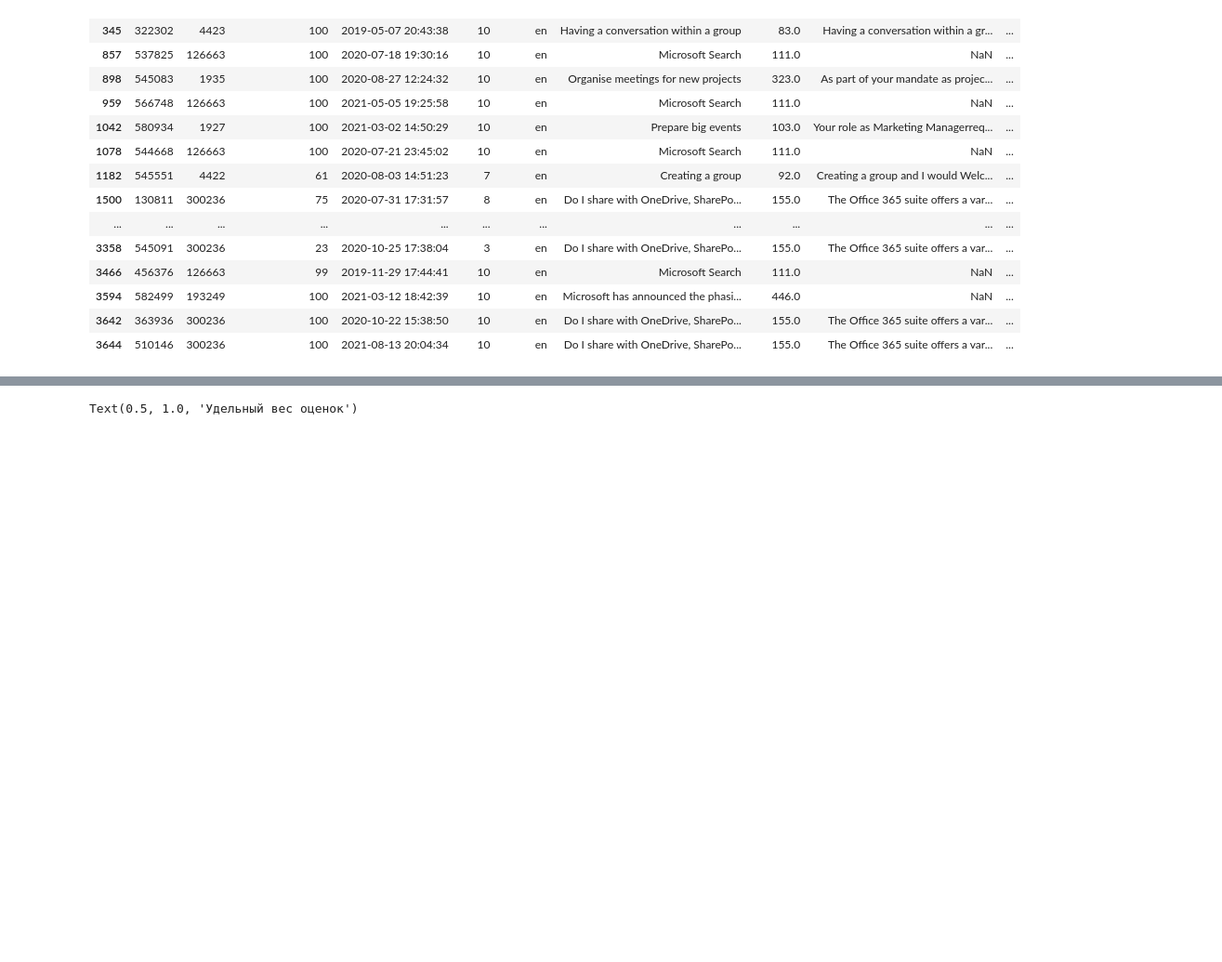
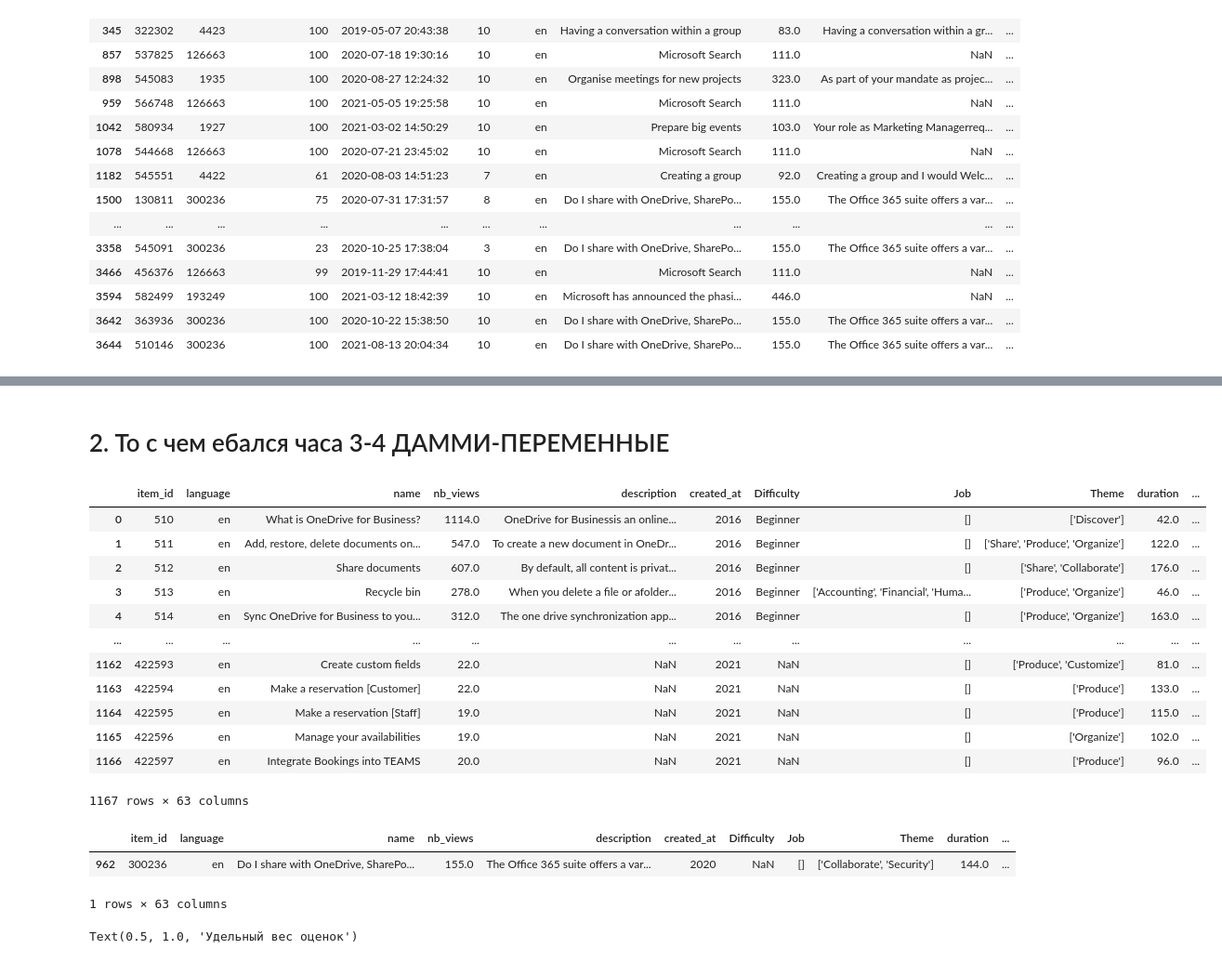
Before and after one commit to AbsltRaDu/project_recommendation_system, a Jupyter notebook: EDA.ipynb, the cells around one changed output, grey strips where cells are left out. Shown at 93% size. Saved outputs shown, nothing was run; the diff lists cells and outputs as text; code cells hidden in the pictures; blank space fills up the shorter version.

```diff
--- a/EDA.ipynb
+++ b/EDA.ipynb
@@ -164,3 +147,45 @@ plt.pie()
+# %% [markdown]
+# 2. То с чем ебался часа 3-4 ДАММИ-ПЕРЕМЕННЫЕ
+# %%
+from sklearn.preprocessing import MultiLabelBinarizer
+mlb = MultiLabelBinarizer()
+
+df_rating = df_items.copy()
+df_rating['Software'] = df_items['Software'].apply(lambda x: x[1:-1].split(','))
+
+theme_dummies = pd.DataFrame(
+    mlb.fit_transform(df_rating['Software']),
+    columns=mlb.classes_,
+    index=df_rating.index  # Важно: чтобы сохранить выравнивание по строкам
+)
+
+df_final = df_rating.drop(columns='Software').join(theme_dummies)
+
+# df_rating = df_rating.explode('Software')
+# df_cnct = pd.concat([df_rating.drop(columns='Software'), pd.get_dummies(df_rating['Software'], dtype='int')], axis=1)
+# df_cnct = df_cnct.groupby(df_rating.drop(columns='Software').columns.to_list()).agg('sum').reset_index(drop=False)
+
+df_final
+# %% [output]
+|  | item_id | language | name | nb_views | description | created_at | Difficulty | Job | Theme | duration | ... |
+| 0 | 510 | en | What is OneDrive for Business? | 1114.0 | OneDrive for Businessis an online... | 2016 | Beginner | [] | ['Discover'] | 42.0 | ... |
+| 1 | 511 | en | Add, restore, delete documents on... | 547.0 | To create a new document in OneDr... | 2016 | Beginner | [] | ['Share', 'Produce', 'Organize'] | 122.0 | ... |
+| 2 | 512 | en | Share documents | 607.0 | By default, all content is privat... | 2016 | Beginner | [] | ['Share', 'Collaborate'] | 176.0 | ... |
+| 3 | 513 | en | Recycle bin | 278.0 | When you delete a file or afolder... | 2016 | Beginner | ['Accounting', 'Financial', 'Huma... | ['Produce', 'Organize'] | 46.0 | ... |
+| 4 | 514 | en | Sync OneDrive for Business to you... | 312.0 | The one drive synchronization app... | 2016 | Beginner | [] | ['Produce', 'Organize'] | 163.0 | ... |
+| ... | ... | ... | ... | ... | ... | ... | ... | ... | ... | ... | ... |
+| 1162 | 422593 | en | Create custom fields | 22.0 | NaN | 2021 | NaN | [] | ['Produce', 'Customize'] | 81.0 | ... |
+| 1163 | 422594 | en | Make a reservation [Customer] | 22.0 | NaN | 2021 | NaN | [] | ['Produce'] | 133.0 | ... |
+| 1164 | 422595 | en | Make a reservation [Staff] | 19.0 | NaN | 2021 | NaN | [] | ['Produce'] | 115.0 | ... |
+| 1165 | 422596 | en | Manage your availabilities | 19.0 | NaN | 2021 | NaN | [] | ['Organize'] | 102.0 | ... |
+| 1166 | 422597 | en | Integrate Bookings into TEAMS | 20.0 | NaN | 2021 | NaN | [] | ['Produce'] | 96.0 | ... |
+1167 rows × 63 columns
+# %%
+df_final[df_final['item_id'] == 300236]
+# %% [output]
+|  | item_id | language | name | nb_views | description | created_at | Difficulty | Job | Theme | duration | ... |
+| 962 | 300236 | en | Do I share with OneDrive, SharePo... | 155.0 | The Office 365 suite offers a var... | 2020 | NaN | [] | ['Collaborate', 'Security'] | 144.0 | ... |
+1 rows × 63 columns
 # %%
 fig, axes = plt.subplots(ncols=2, figsize=(12, 6))
 sns.barplot(x=df_rating_of_cours['rating'].value_counts().index.to_list(), y=df_rating_of_cours['rating'].value_counts().values, ax=axes[0])
```
Also changed, not shown: parts of 7 cells of this notebook, 1 other file.
